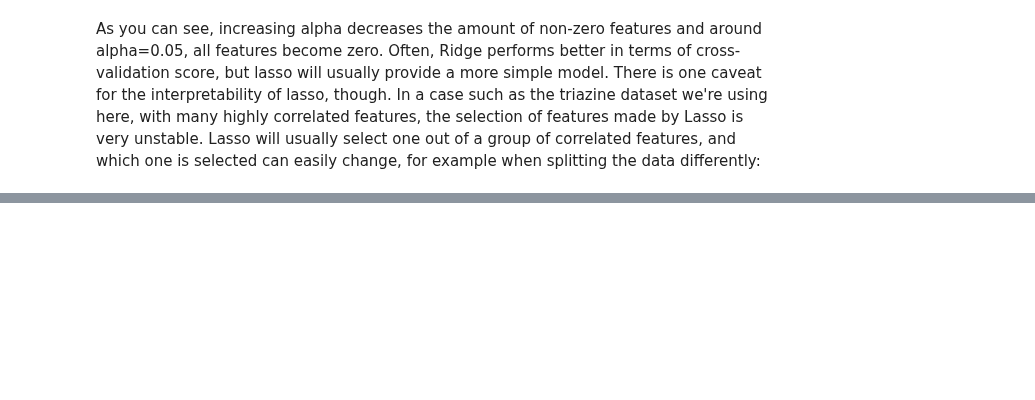
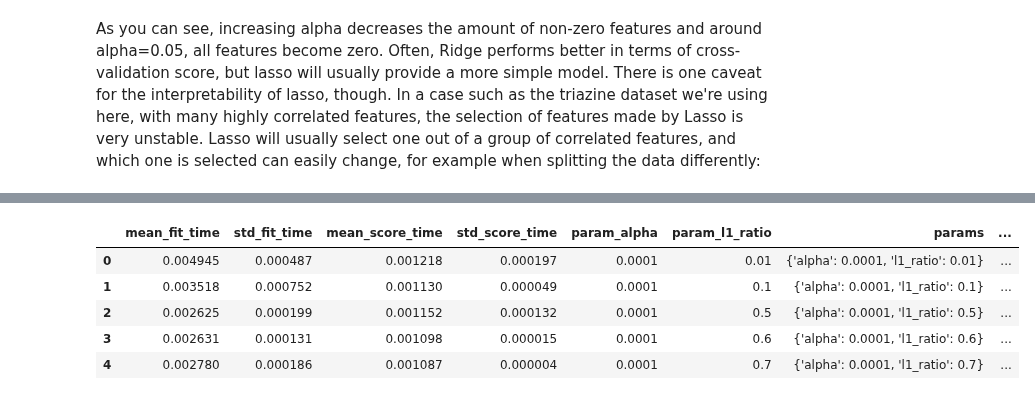
Before and after one commit to amueller/aml, a Jupyter notebook: 02-supervised-learning/05-linear-models-regression.ipynb, the cells around one changed output, grey strips where cells are left out. Cells and saved outputs as stored; diff of their text form; code cells hidden in the pictures; blank space fills up the shorter version.

```diff
--- a/02-supervised-learning/05-linear-models-regression.ipynb
+++ b/02-supervised-learning/05-linear-models-regression.ipynb
@@ -602,0 +565,10 @@ loss of the predictions, basically.
+# %%
+cv_res = pd.DataFrame(grid.cv_results_)
+cv_res.head()
+# %% [output]
+|  | mean_fit_time | std_fit_time | mean_score_time | std_score_time | param_alpha | param_l1_ratio | params | ... |
+| 0 | 0.004945 | 0.000487 | 0.001218 | 0.000197 | 0.0001 | 0.01 | {'alpha': 0.0001, 'l1_ratio': 0.01} | ... |
+| 1 | 0.003518 | 0.000752 | 0.001130 | 0.000049 | 0.0001 | 0.1 | {'alpha': 0.0001, 'l1_ratio': 0.1} | ... |
+| 2 | 0.002625 | 0.000199 | 0.001152 | 0.000132 | 0.0001 | 0.5 | {'alpha': 0.0001, 'l1_ratio': 0.5} | ... |
+| 3 | 0.002631 | 0.000131 | 0.001098 | 0.000015 | 0.0001 | 0.6 | {'alpha': 0.0001, 'l1_ratio': 0.6} | ... |
+| 4 | 0.002780 | 0.000186 | 0.001087 | 0.000004 | 0.0001 | 0.7 | {'alpha': 0.0001, 'l1_ratio': 0.7} | ... |
```
Also changed, not shown: parts of 37 cells of this notebook.
